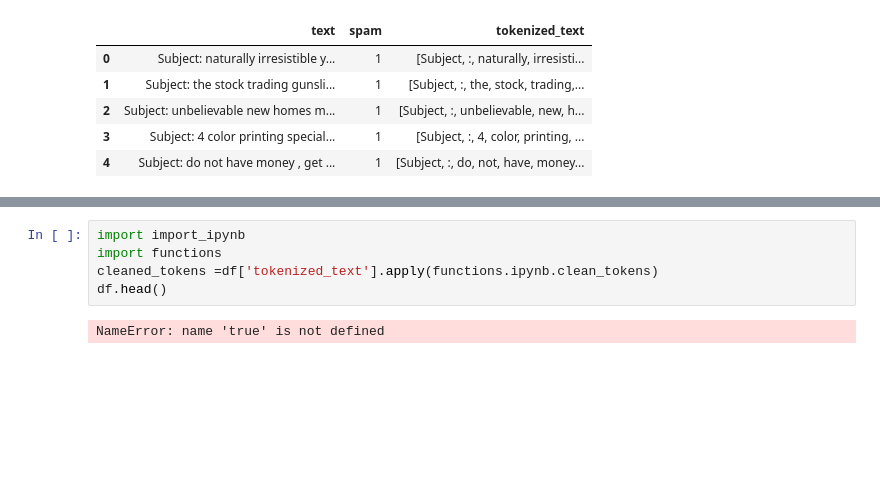
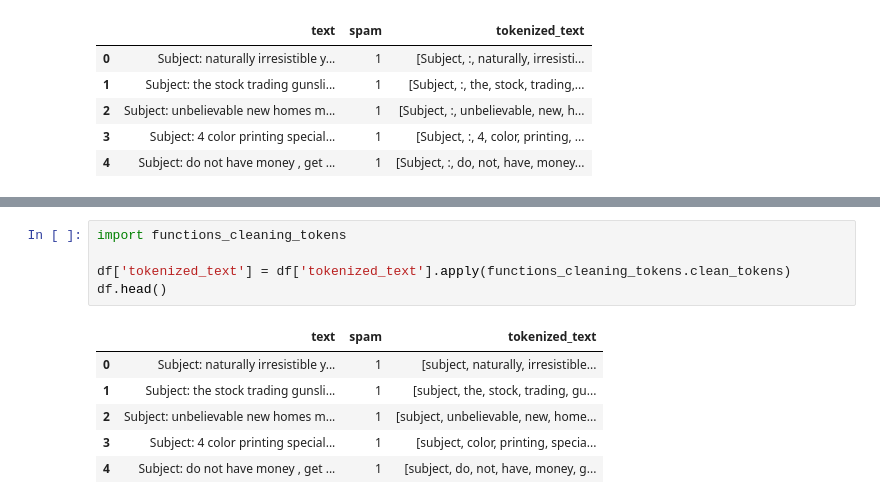
Before and after one commit to bilgekagansenol/SpamornotSpamproject, a Jupyter notebook: spamornotspam.ipynb, the cells around one changed output, grey strips where cells are left out. Saved outputs shown, nothing was run; the diff lists cells and outputs as text; blank space fills up the shorter version.

```diff
--- a/spamornotspam.ipynb
+++ b/spamornotspam.ipynb
@@ -92,7 +79,12 @@ Requirement already satisfied: wcwidth in /usr/local/lib/python3.10/dist-package
 # %%
-import import_ipynb
-import functions
-cleaned_tokens =df['tokenized_text'].apply(functions.ipynb.clean_tokens)
+import functions_cleaning_tokens
+
+df['tokenized_text'] = df['tokenized_text'].apply(functions_cleaning_tokens.clean_tokens)
 df.head()
 # %% [output]
-NameError: name 'true' is not defined
+|  | text | spam | tokenized_text |
+| 0 | Subject: naturally irresistible y... | 1 | [subject, naturally, irresistible... |
+| 1 | Subject: the stock trading gunsli... | 1 | [subject, the, stock, trading, gu... |
+| 2 | Subject: unbelievable new homes m... | 1 | [subject, unbelievable, new, home... |
+| 3 | Subject: 4 color printing special... | 1 | [subject, color, printing, specia... |
+| 4 | Subject: do not have money , get ... | 1 | [subject, do, not, have, money, g... |
```
Also changed, not shown: parts of 10 cells of this notebook.
